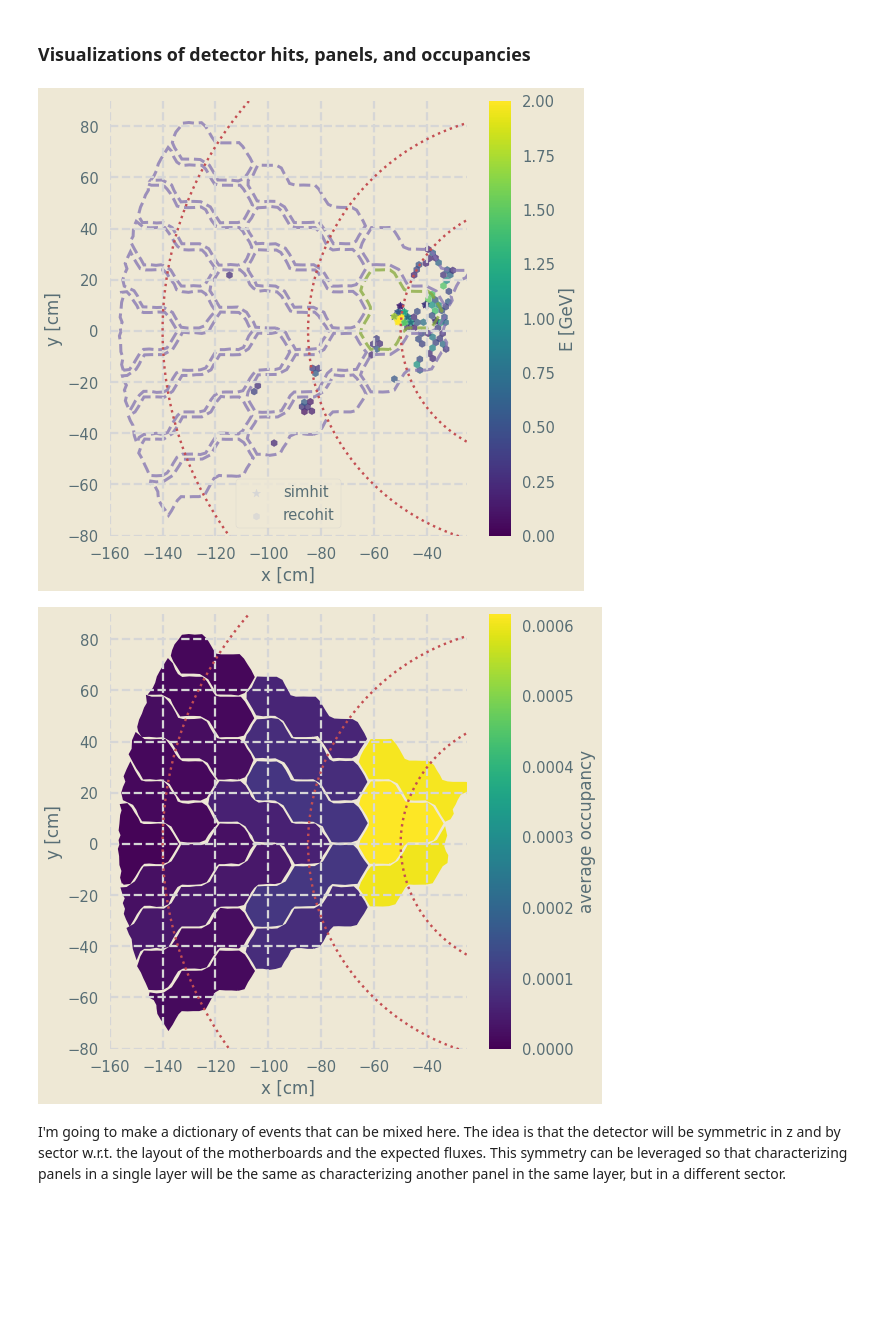
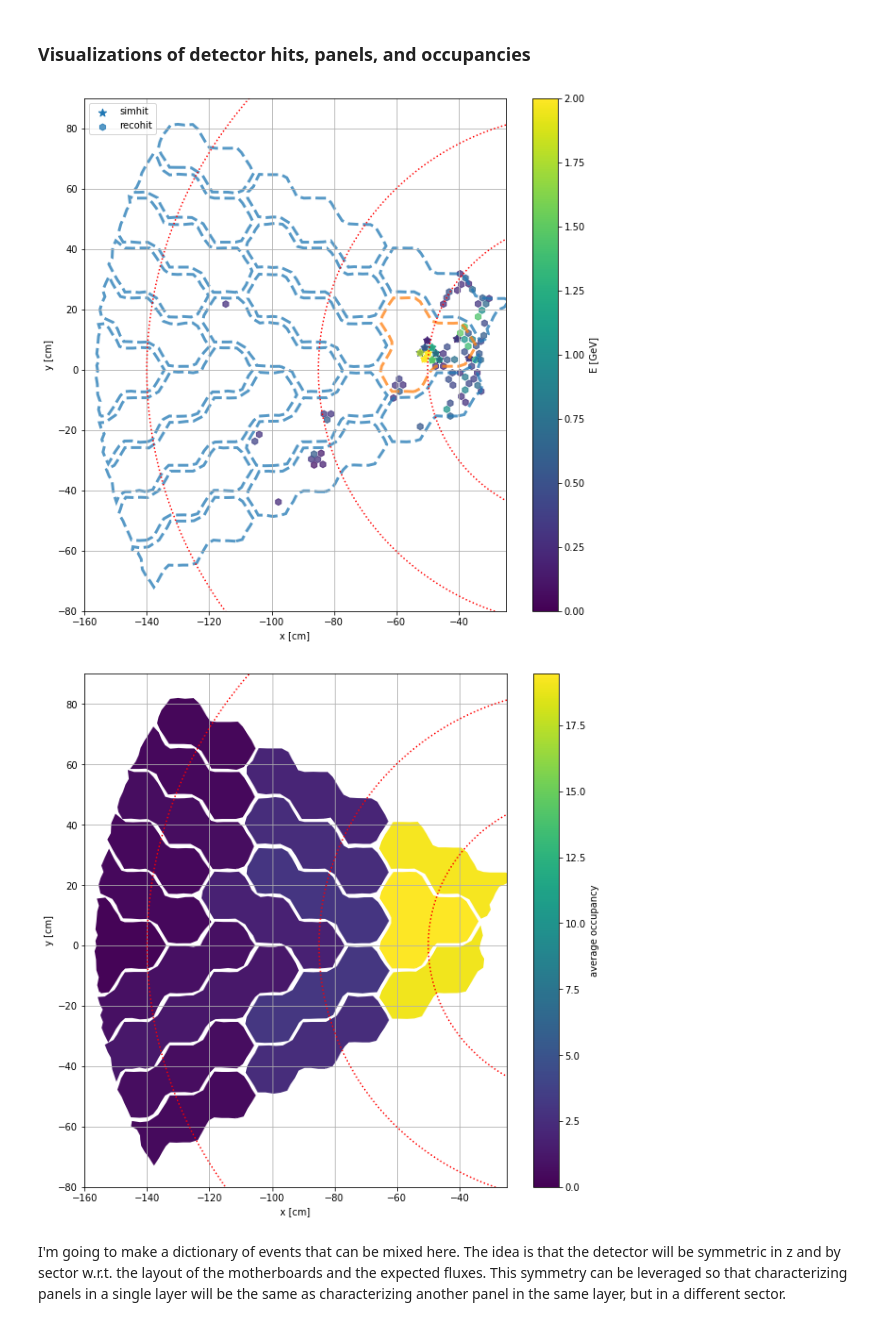
Before and after one commit to NWUHEP/hgcal-analysis, a Jupyter notebook: notebooks/hgcal_trigger_algo.ipynb, the cells around one changed output. Drawn from its saved outputs; the diff is of its cells as text; code cells hidden in the pictures; blank space fills up the shorter version.

```diff
--- a/notebooks/hgcal_trigger_algo.ipynb
+++ b/notebooks/hgcal_trigger_algo.ipynb
@@ -43,12 +37,12 @@ patch_file = open(f'data/panel_patches_zplus_{layer}.pkl', 'rb')
 patches = pickle.load(patch_file)
 patch_file.close()
 
-fig, ax = plt.subplots(1, 1, figsize=(8, 8))
+fig, ax = plt.subplots(1, 1, figsize=(10, 10), facecolor='white')
 for p, ashape in patches[sector].items():
     if p == panel:
         col = 'C1'
     else:
-        col = 'C3'
+        col = 'C0'
     patch = PolygonPatch(ashape, fill=False, ec=col, linestyle='--', linewidth=3, label='_nolegend_', alpha=0.75)
     ax.add_patch(patch)
 
@@ -70,43 +64,44 @@ reco_scat = ax.scatter(df_skim.x, df_skim.y, c=df_skim.reco_e,
                        marker='h',
                        vmin=0.,
                        vmax=2.,
                        s=50,
                        alpha=0.75
                       )
 
 ax.set_ylim(-80, 90)
 ax.set_xlim(-160, -25)
 ax.set_xlabel('x [cm]')
 ax.set_ylabel('y [cm]')
 #ax.set_facecolor('white')
 
 # draw some concentric circles
 r = np.array([50, 85, 140])
 phi = np.linspace(np.pi/2, 3*np.pi/2, 1000)
 x, y = np.outer(r, np.cos(phi)), np.outer(r, np.sin(phi))
 ax.plot(x[0], y[0], 'r:', label='_nolegend_')
 ax.plot(x[1], y[1], 'r:', label='_nolegend_')
 ax.plot(x[2], y[2], 'r:', label='_nolegend_')
 
 cbar_reco = plt.colorbar(reco_scat, ax=ax, label='E [GeV]')
 cbar_reco.set_alpha(1)
 cbar_reco.draw_all()
 
 #cbar_sim = plt.colorbar(sim_scat, ax=ax, label=r'$E_{sim}$')
 plt.legend(['simhit', 'recohit'])
+plt.grid()
 
-plt.savefig('plots/hits_test.pdf')
+plt.savefig('plots/hits_test.png')
 plt.show()
 # %% [output]
-[figure, old version]
+[figure, new version]
 # %%
 # sample occupancy plot
-fig, ax = plt.subplots(1, 1, figsize=(8, 8))
+fig, ax = plt.subplots(1, 1, figsize=(10, 10), facecolor='white')
 
 layer = 7
 sector = 1
 df_skim = df.query(f'subdet == 3 and zside == 1 and layer == {layer}')
-s = df_skim.groupby('panel').sum()['zside']/6
+s = df_skim.groupby('panel').sum()['zside']
 
 # tmp hack
 #centers = [( -45.996555,  26.552443), ( -85.601143,  49.418068), (-122.204628,  70.561249),
@@ -146,10 +141,11 @@ ax.plot(x[0], y[0], 'r:', label='_nolegend_')
 ax.plot(x[1], y[1], 'r:', label='_nolegend_')
 ax.plot(x[2], y[2], 'r:', label='_nolegend_')
 
-plt.savefig('plots/panel_numbering_test.pdf')
+plt.grid()
+plt.savefig('plots/panel_numbering_test.png')
 plt.show()
 # %% [output]
-[figure, old version]
+[figure, new version]
 # %% [markdown]
 I'm going to make a dictionary of events that can be mixed here.  The idea is that the detector will be symmetric in z and by sector w.r.t. the layout of the motherboards and the expected fluxes.  This symmetry can be leveraged so that characterizing panels in a single layer will be the same as characterizing another panel in the same layer, but in a different sector.
 # %%
```
Also changed, not shown: parts of 8 cells of this notebook, 2 other files.
